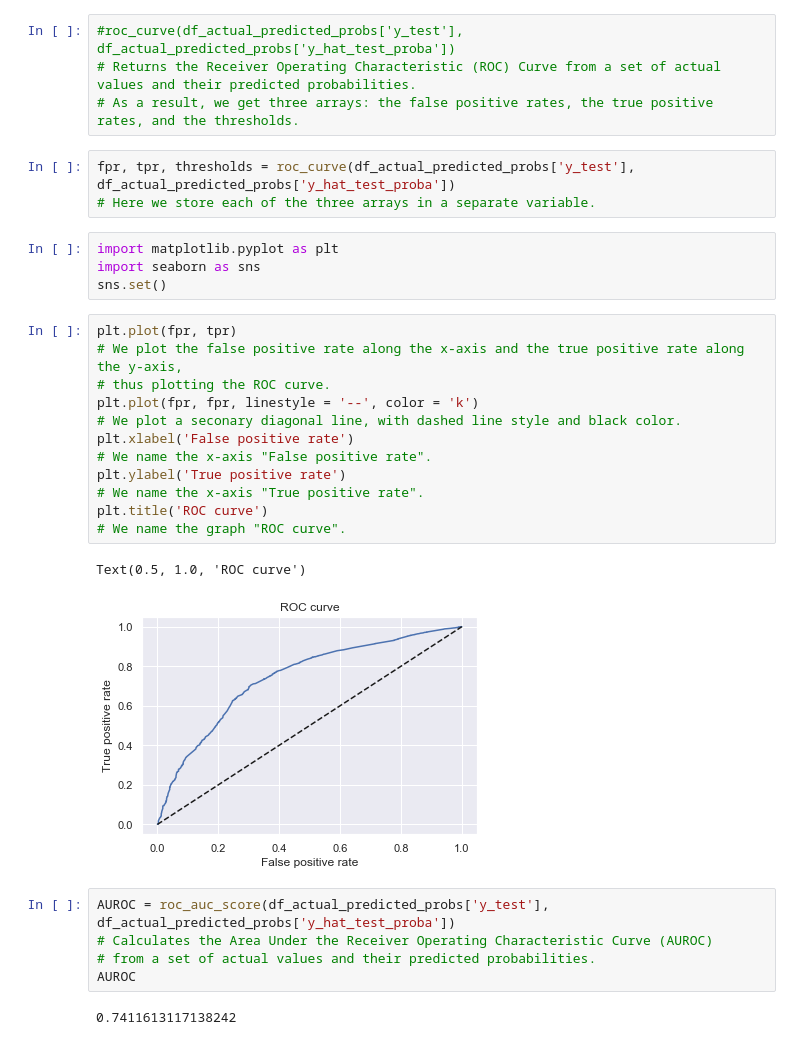
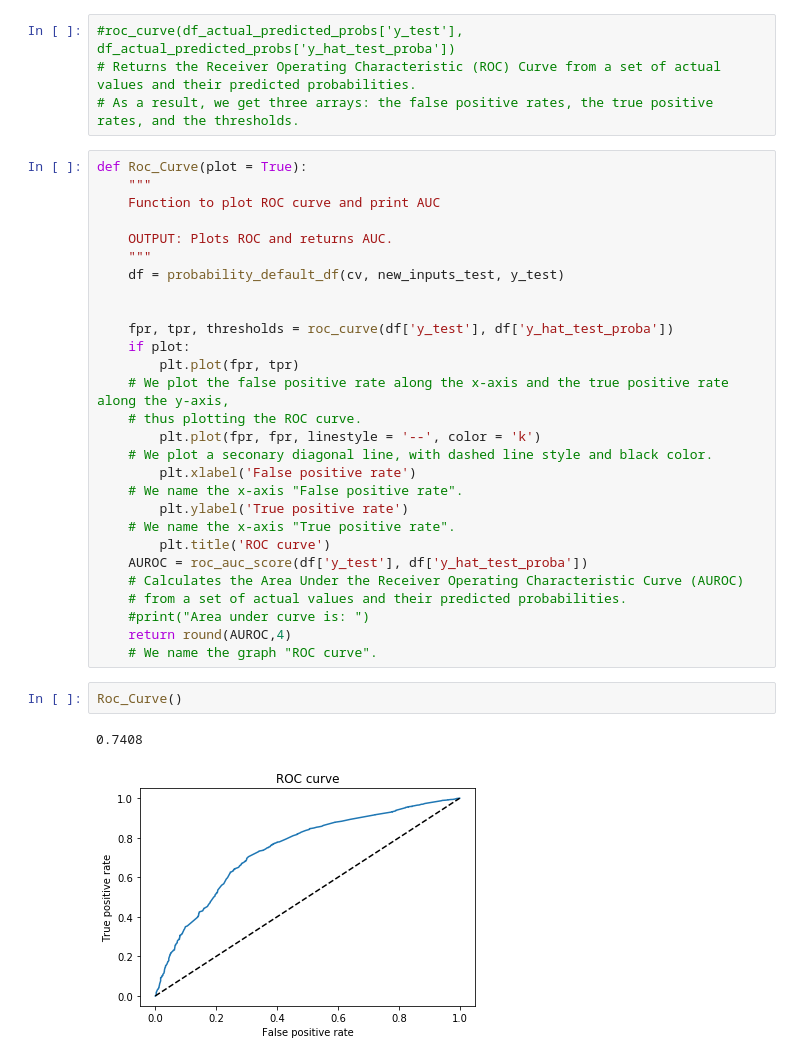
Before and after one commit to Marvykalu/Establishing-predictive-factors-that-determines-a-bad-and-good-borrower, a Jupyter notebook: PD_Model_Estimation-Evaluation.ipynb, the cells around one changed output. Drawn from its saved outputs; the diff is of its cells as text.

```diff
--- a/PD_Model_Estimation-Evaluation.ipynb
+++ b/PD_Model_Estimation-Evaluation.ipynb
@@ -688,33 +638,37 @@ from sklearn.metrics import roc_curve, roc_auc_score
 #roc_curve(df_actual_predicted_probs['y_test'], df_actual_predicted_probs['y_hat_test_proba'])
 # Returns the Receiver Operating Characteristic (ROC) Curve from a set of actual values and their predicted probabilities.
 # As a result, we get three arrays: the false positive rates, the true positive rates, and the thresholds.
-# %%
-fpr, tpr, thresholds = roc_curve(df_actual_predicted_probs['y_test'], df_actual_predicted_probs['y_hat_test_proba'])
-# Here we store each of the three arrays in a separate variable.
-# %%
-import matplotlib.pyplot as plt
-import seaborn as sns
-sns.set()
 # %%
-plt.plot(fpr, tpr)
-# We plot the false positive rate along the x-axis and the true positive rate along the y-axis,
-# thus plotting the ROC curve.
-plt.plot(fpr, fpr, linestyle = '--', color = 'k')
-# We plot a seconary diagonal line, with dashed line style and black color.
-plt.xlabel('False positive rate')
-# We name the x-axis "False positive rate".
-plt.ylabel('True positive rate')
-# We name the x-axis "True positive rate".
-plt.title('ROC curve')
-# We name the graph "ROC curve".
+def Roc_Curve(plot = True):
+    """
+    Function to plot ROC curve and print AUC
+
+    OUTPUT: Plots ROC and returns AUC.
+    """
+    df = probability_default_df(cv, new_inputs_test, y_test)
+
+
+    fpr, tpr, thresholds = roc_curve(df['y_test'], df['y_hat_test_proba'])
+    if plot:
+        plt.plot(fpr, tpr)
+    # We plot the false positive rate along the x-axis and the true positive rate along the y-axis,
+    # thus plotting the ROC curve.
+        plt.plot(fpr, fpr, linestyle = '--', color = 'k')
+    # We plot a seconary diagonal line, with dashed line style and black color.
+        plt.xlabel('False positive rate')
+    # We name the x-axis "False positive rate".
+        plt.ylabel('True positive rate')
+    # We name the x-axis "True positive rate".
+        plt.title('ROC curve')
+    AUROC = roc_auc_score(df['y_test'], df['y_hat_test_proba'])
+    # Calculates the Area Under the Receiver Operating Characteristic Curve (AUROC)
+    # from a set of actual values and their predicted probabilities.
+    #print("Area under curve is: ")
+    return round(AUROC,4)
+    # We name the graph "ROC curve".
-# %% [output]
-Text(0.5, 1.0, 'ROC curve')
-[figure, removed]
-# %%
-AUROC = roc_auc_score(df_actual_predicted_probs['y_test'], df_actual_predicted_probs['y_hat_test_proba'])
-# Calculates the Area Under the Receiver Operating Characteristic Curve (AUROC)
-# from a set of actual values and their predicted probabilities.
-AUROC
-# %% [output]
-0.7411613117138242
+# %%
+Roc_Curve()
+# %% [output]
+0.7408
+[figure, added]
 # %% [markdown]
```
Also changed, not shown: parts of 30 cells of this notebook.
